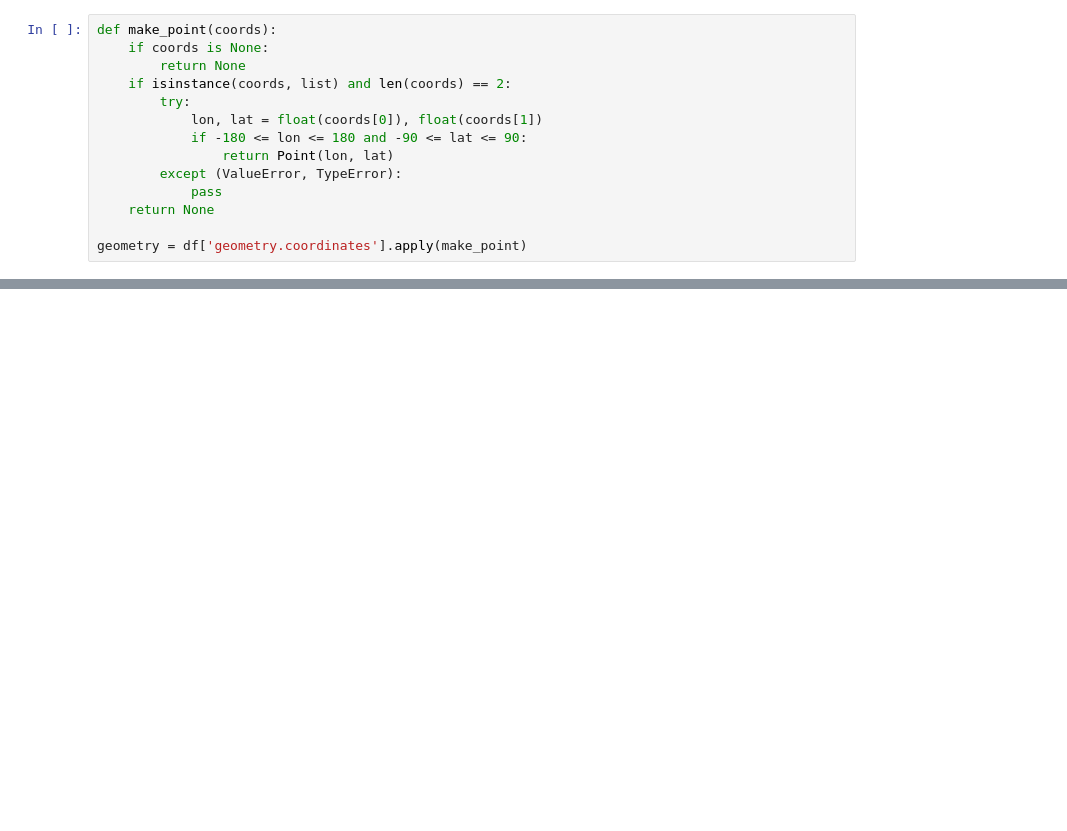
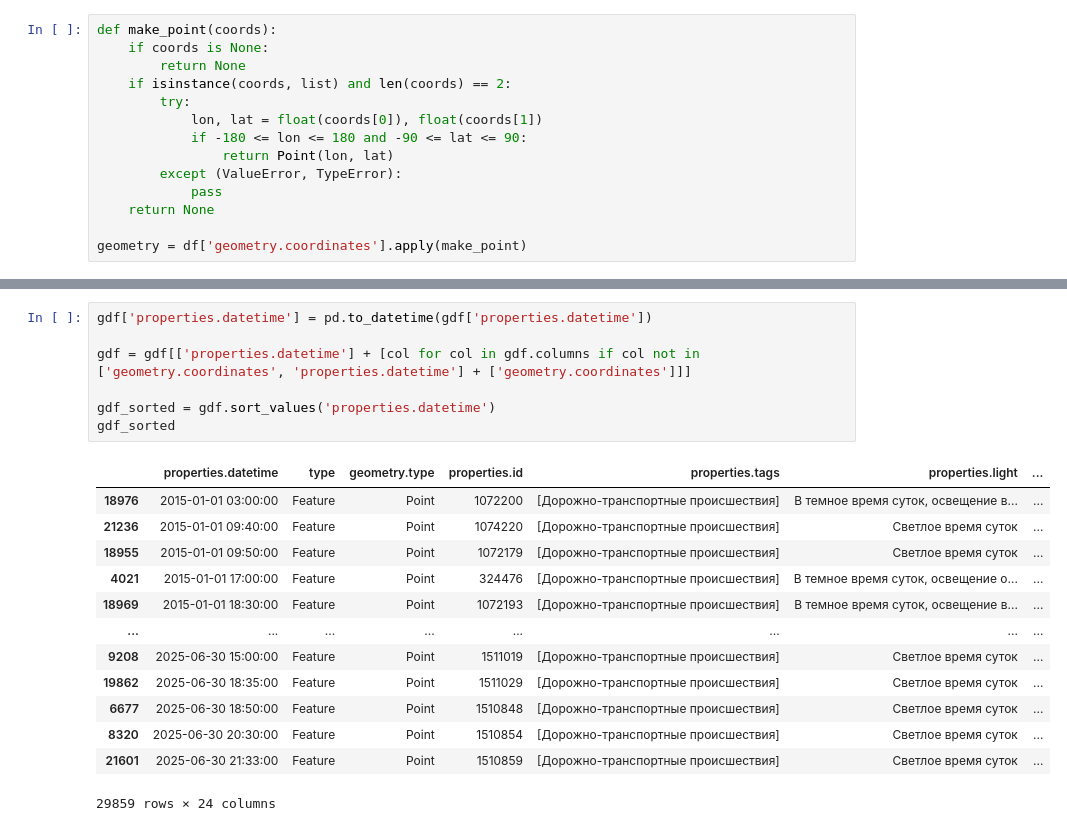
Before and after one commit to StepaOpa/dtp-ml-project, a Jupyter notebook: notebooks/main.ipynb, the cells around one changed output, grey strips where cells are left out. Drawn from its saved outputs; the diff is of its cells as text; blank space fills up the shorter version.

```diff
--- a/notebooks/main.ipynb
+++ b/notebooks/main.ipynb
@@ -58,0 +65,21 @@ memory usage: 5.7+ MB
+# %%
+gdf['properties.datetime'] = pd.to_datetime(gdf['properties.datetime'])
+
+gdf = gdf[['properties.datetime'] + [col for col in gdf.columns if col not in ['geometry.coordinates', 'properties.datetime'] + ['geometry.coordinates']]]
+
+gdf_sorted = gdf.sort_values('properties.datetime')
+gdf_sorted
+# %% [output]
+|  | properties.datetime | type | geometry.type | properties.id | properties.tags | properties.light | ... |
+| 18976 | 2015-01-01 03:00:00 | Feature | Point | 1072200 | [Дорожно-транспортные происшествия] | В темное время суток, освещение в... | ... |
+| 21236 | 2015-01-01 09:40:00 | Feature | Point | 1074220 | [Дорожно-транспортные происшествия] | Светлое время суток | ... |
+| 18955 | 2015-01-01 09:50:00 | Feature | Point | 1072179 | [Дорожно-транспортные происшествия] | Светлое время суток | ... |
+| 4021 | 2015-01-01 17:00:00 | Feature | Point | 324476 | [Дорожно-транспортные происшествия] | В темное время суток, освещение о... | ... |
+| 18969 | 2015-01-01 18:30:00 | Feature | Point | 1072193 | [Дорожно-транспортные происшествия] | В темное время суток, освещение в... | ... |
+| ... | ... | ... | ... | ... | ... | ... | ... |
+| 9208 | 2025-06-30 15:00:00 | Feature | Point | 1511019 | [Дорожно-транспортные происшествия] | Светлое время суток | ... |
+| 19862 | 2025-06-30 18:35:00 | Feature | Point | 1511029 | [Дорожно-транспортные происшествия] | Светлое время суток | ... |
+| 6677 | 2025-06-30 18:50:00 | Feature | Point | 1510848 | [Дорожно-транспортные происшествия] | Светлое время суток | ... |
+| 8320 | 2025-06-30 20:30:00 | Feature | Point | 1510854 | [Дорожно-транспортные происшествия] | Светлое время суток | ... |
+| 21601 | 2025-06-30 21:33:00 | Feature | Point | 1510859 | [Дорожно-транспортные происшествия] | Светлое время суток | ... |
+29859 rows × 24 columns
```
Also changed, not shown: parts of 6 cells of this notebook.
